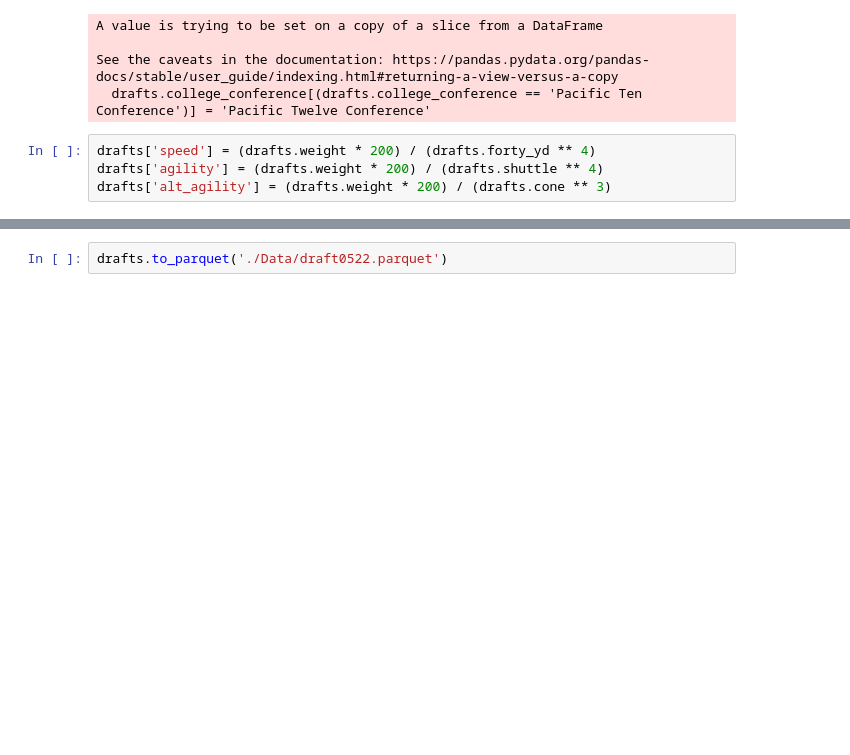
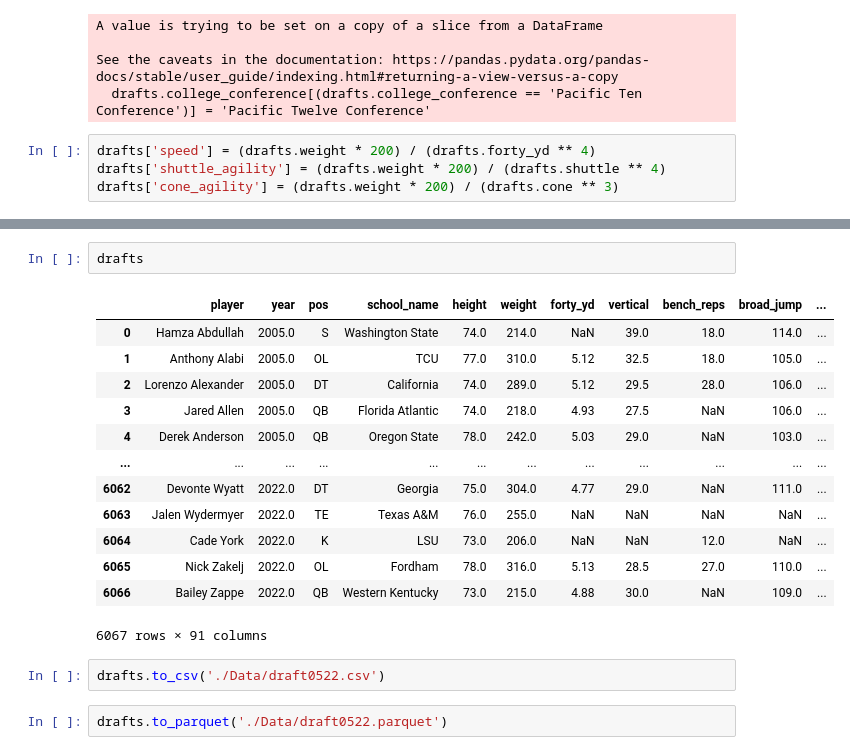
Before and after one commit to jpalgon/Draft_Combine, a Jupyter notebook: Data Cleaning.ipynb, the cells around one changed output, grey strips where cells are left out. Drawn from its saved outputs; the diff is of its cells as text; blank space fills up the shorter version.

```diff
--- a/Data Cleaning.ipynb
+++ b/Data Cleaning.ipynb
@@ -119,5 +119,5 @@ See the caveats in the documentation: https://pandas.pydata.org/pandas-docs/stab
   drafts.college_conference[(drafts.college_conference == 'Pacific Ten Conference')] = 'Pacific Twelve Conference'
 # %%
 drafts['speed'] = (drafts.weight * 200) / (drafts.forty_yd ** 4)
-drafts['agility'] = (drafts.weight * 200) / (drafts.shuttle ** 4)
-drafts['alt_agility'] = (drafts.weight * 200) / (drafts.cone ** 3)
+drafts['shuttle_agility'] = (drafts.weight * 200) / (drafts.shuttle ** 4)
+drafts['cone_agility'] = (drafts.weight * 200) / (drafts.cone ** 3)
@@ -148,3 +145,21 @@ pd.read_csv(i)
+# %%
+drafts
+# %% [output]
+|  | player | year | pos | school_name | height | weight | forty_yd | vertical | bench_reps | broad_jump | ... |
+| 0 | Hamza Abdullah | 2005.0 | S | Washington State | 74.0 | 214.0 | NaN | 39.0 | 18.0 | 114.0 | ... |
+| 1 | Anthony Alabi | 2005.0 | OL | TCU | 77.0 | 310.0 | 5.12 | 32.5 | 18.0 | 105.0 | ... |
+| 2 | Lorenzo Alexander | 2005.0 | DT | California | 74.0 | 289.0 | 5.12 | 29.5 | 28.0 | 106.0 | ... |
+| 3 | Jared Allen | 2005.0 | QB | Florida Atlantic | 74.0 | 218.0 | 4.93 | 27.5 | NaN | 106.0 | ... |
+| 4 | Derek Anderson | 2005.0 | QB | Oregon State | 78.0 | 242.0 | 5.03 | 29.0 | NaN | 103.0 | ... |
+| ... | ... | ... | ... | ... | ... | ... | ... | ... | ... | ... | ... |
+| 6062 | Devonte Wyatt | 2022.0 | DT | Georgia | 75.0 | 304.0 | 4.77 | 29.0 | NaN | 111.0 | ... |
+| 6063 | Jalen Wydermyer | 2022.0 | TE | Texas A&M | 76.0 | 255.0 | NaN | NaN | NaN | NaN | ... |
+| 6064 | Cade York | 2022.0 | K | LSU | 73.0 | 206.0 | NaN | NaN | 12.0 | NaN | ... |
+| 6065 | Nick Zakelj | 2022.0 | OL | Fordham | 78.0 | 316.0 | 5.13 | 28.5 | 27.0 | 110.0 | ... |
+| 6066 | Bailey Zappe | 2022.0 | QB | Western Kentucky | 73.0 | 215.0 | 4.88 | 30.0 | NaN | 109.0 | ... |
+6067 rows × 91 columns
+# %%
+drafts.to_csv('./Data/draft0522.csv')
 # %%
 drafts.to_parquet('./Data/draft0522.parquet')
 # %%
```
Also changed, not shown: parts of 7 cells of this notebook, 4 other files.
